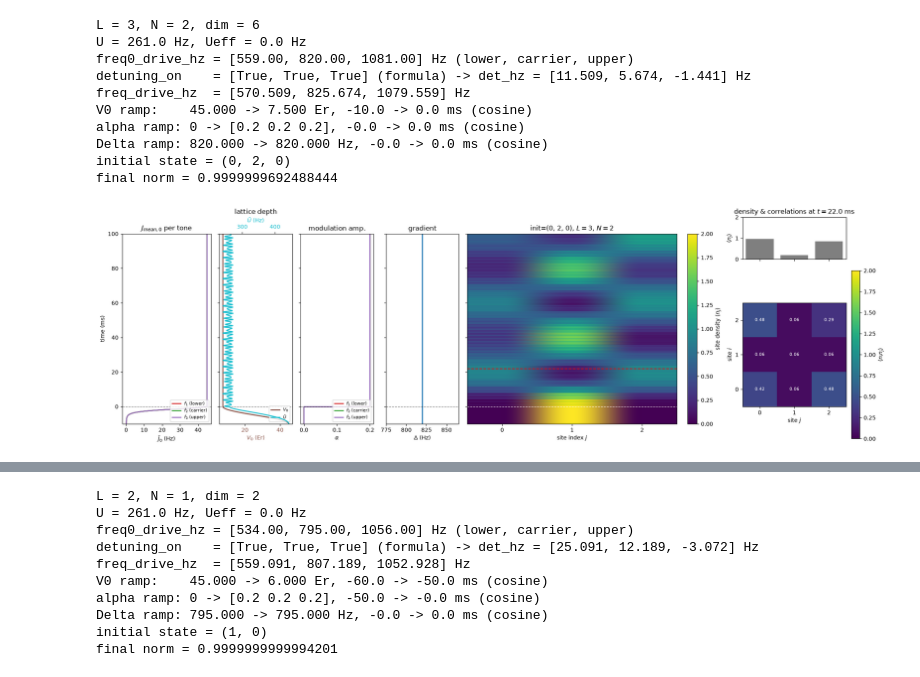
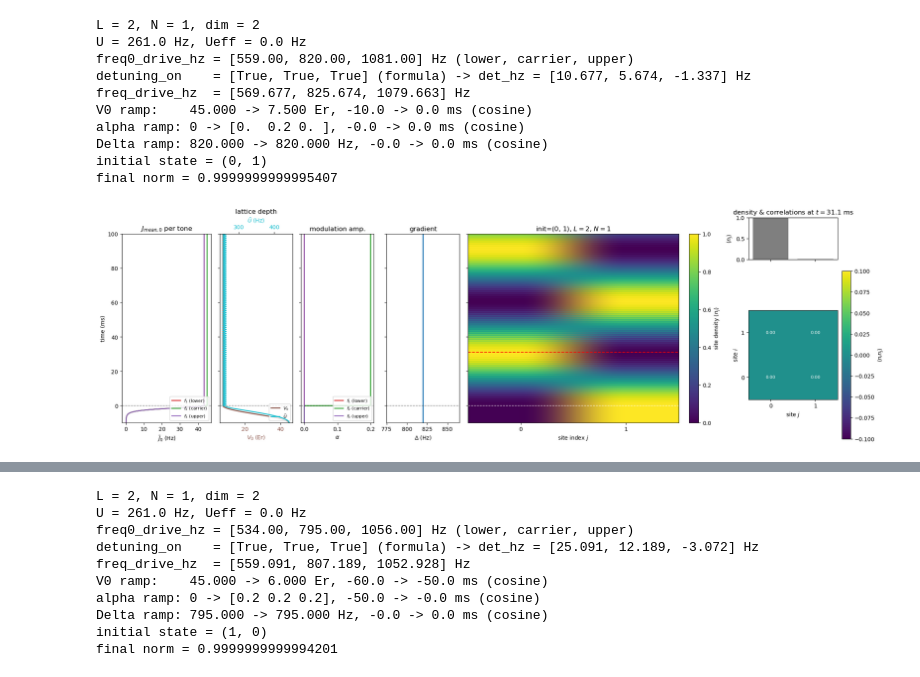
Before and after one commit to eunice-yookyung/EuniceRb, a Jupyter notebook: quspin-mac/floquet_evolution_1.ipynb, the cells around one changed output, grey strips where cells are left out. Cells and saved outputs as stored; diff of their text form; code cells hidden in the pictures.

```diff
--- a/quspin-mac/floquet_evolution_1.ipynb
+++ b/quspin-mac/floquet_evolution_1.ipynb
@@ -600,32 +600,33 @@ final norm = 0.9999999788733258
 # %%
+# rabi oscillations, N=1, single-tone
 evolve_grad_V0_floquet(
-        state_init            = [0, 2, 0],
+        state_init            = [0, 1],
         U_hz                  = 261.0,
         Ueff_hz               = 0.0,
         V0_range_ER           = [45.0, 7.5],
         t_ramp_V0             = [-10.0, 0.0],
         RAMP_SHAPE_V0         = "cosine",
-        alpha                 = [0.2, 0.2, 0.2],
+        alpha                 = [0.0, 0.2, 0.0],
         t_ramp_alpha          = [-0.0, 0.0],
         RAMP_SHAPE_ALPHA      = "cosine",
         DETUNING_ON           = [True, True, True],
         detuning_vals_hz      = [],
         Delta_range_hz        = [820.0, 820.0],
         Delta_fixed_hz        = 820.0,
         t_ramp_Delta          = [-0.0, 0.0],
         RAMP_SHAPE_DELTA      = "cosine",
-        t_correlation_plot_ms = 22.0,
+        t_correlation_plot_ms = 22.0 * np.sqrt(2),
         t_evolution_ms        = 100,
     )
 # %% [output]
-L = 3, N = 2, dim = 6
+L = 2, N = 1, dim = 2
 U = 261.0 Hz, Ueff = 0.0 Hz
 freq0_drive_hz = [559.00, 820.00, 1081.00] Hz (lower, carrier, upper)
-detuning_on    = [True, True, True] (formula) -> det_hz = [11.509, 5.674, -1.441] Hz
-freq_drive_hz  = [570.509, 825.674, 1079.559] Hz
+detuning_on    = [True, True, True] (formula) -> det_hz = [10.677, 5.674, -1.337] Hz
+freq_drive_hz  = [569.677, 825.674, 1079.663] Hz
 V0 ramp:    45.000 -> 7.500 Er, -10.0 -> 0.0 ms (cosine)
-alpha ramp: 0 -> [0.2 0.2 0.2], -0.0 -> 0.0 ms (cosine)
+alpha ramp: 0 -> [0.  0.2 0. ], -0.0 -> 0.0 ms (cosine)
 Delta ramp: 820.000 -> 820.000 Hz, -0.0 -> 0.0 ms (cosine)
-initial state = (0, 2, 0)
-final norm = 0.9999999692488444
+initial state = (0, 1)
+final norm = 0.9999999999995407
-[figure, old version]
+[figure, new version]
```
Also changed, not shown: parts of 3 cells of this notebook, 6 other files.
